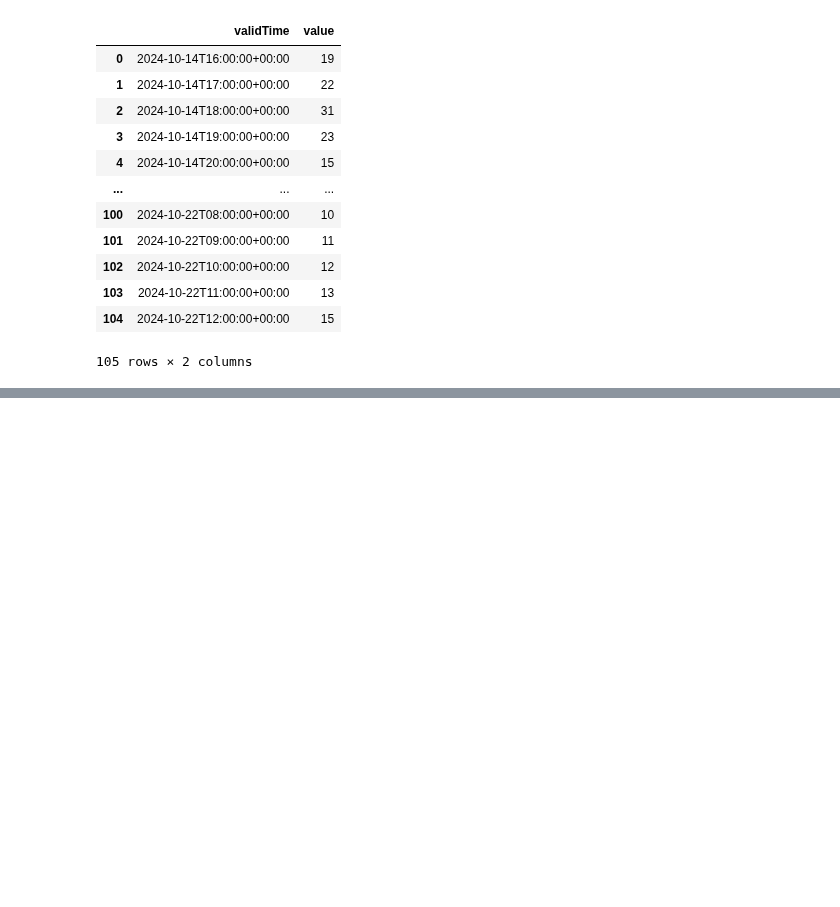
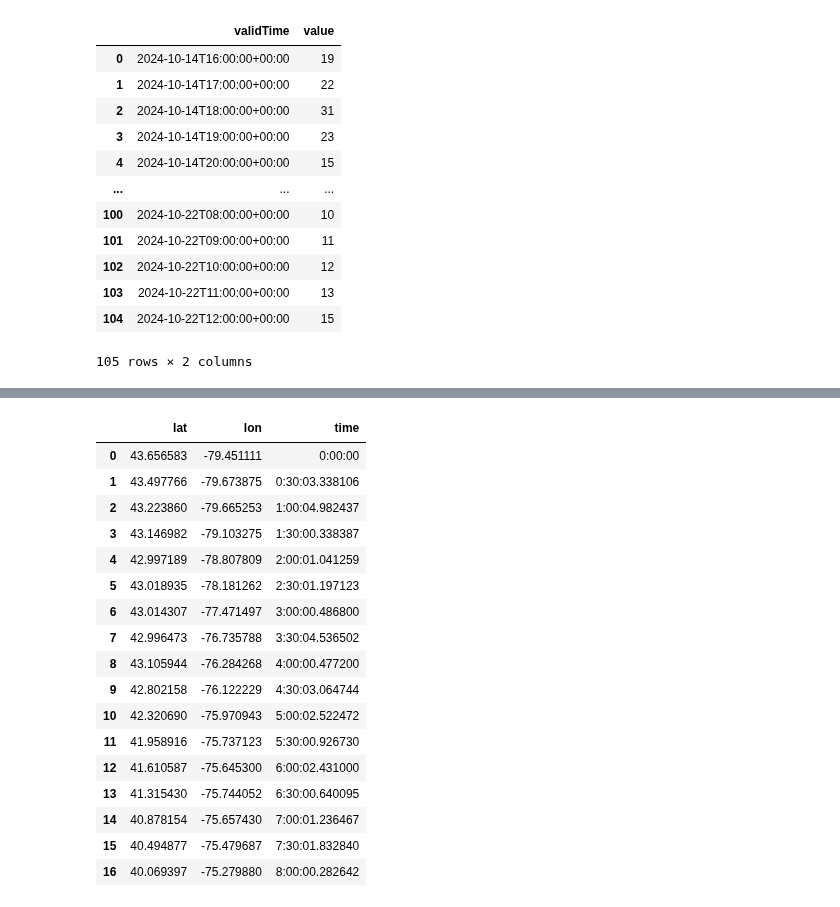
Before and after one commit to shroffr01/PersonalProject, a Jupyter notebook: new_test.ipynb, the cells around one changed output, grey strips where cells are left out. Drawn from its saved outputs; the diff is of its cells as text; code cells hidden in the pictures; blank space fills up the shorter version.

```diff
--- a/new_test.ipynb
+++ b/new_test.ipynb
@@ -412,0 +485,22 @@ SyntaxError: expression cannot contain assignment, perhaps you meant "=="? (4090
+# %%
+c = pd.DataFrame(coordinates_every_30_minutes)
+c
+# %% [output]
+|  | lat | lon | time |
+| 0 | 43.656583 | -79.451111 | 0:00:00 |
+| 1 | 43.497766 | -79.673875 | 0:30:03.338106 |
+| 2 | 43.223860 | -79.665253 | 1:00:04.982437 |
+| 3 | 43.146982 | -79.103275 | 1:30:00.338387 |
+| 4 | 42.997189 | -78.807809 | 2:00:01.041259 |
+| 5 | 43.018935 | -78.181262 | 2:30:01.197123 |
+| 6 | 43.014307 | -77.471497 | 3:00:00.486800 |
+| 7 | 42.996473 | -76.735788 | 3:30:04.536502 |
+| 8 | 43.105944 | -76.284268 | 4:00:00.477200 |
+| 9 | 42.802158 | -76.122229 | 4:30:03.064744 |
+| 10 | 42.320690 | -75.970943 | 5:00:02.522472 |
+| 11 | 41.958916 | -75.737123 | 5:30:00.926730 |
+| 12 | 41.610587 | -75.645300 | 6:00:02.431000 |
+| 13 | 41.315430 | -75.744052 | 6:30:00.640095 |
+| 14 | 40.878154 | -75.657430 | 7:00:01.236467 |
+| 15 | 40.494877 | -75.479687 | 7:30:01.832840 |
+| 16 | 40.069397 | -75.279880 | 8:00:00.282642 |
```
Also changed, not shown: parts of 13 cells of this notebook, 1 other file.
